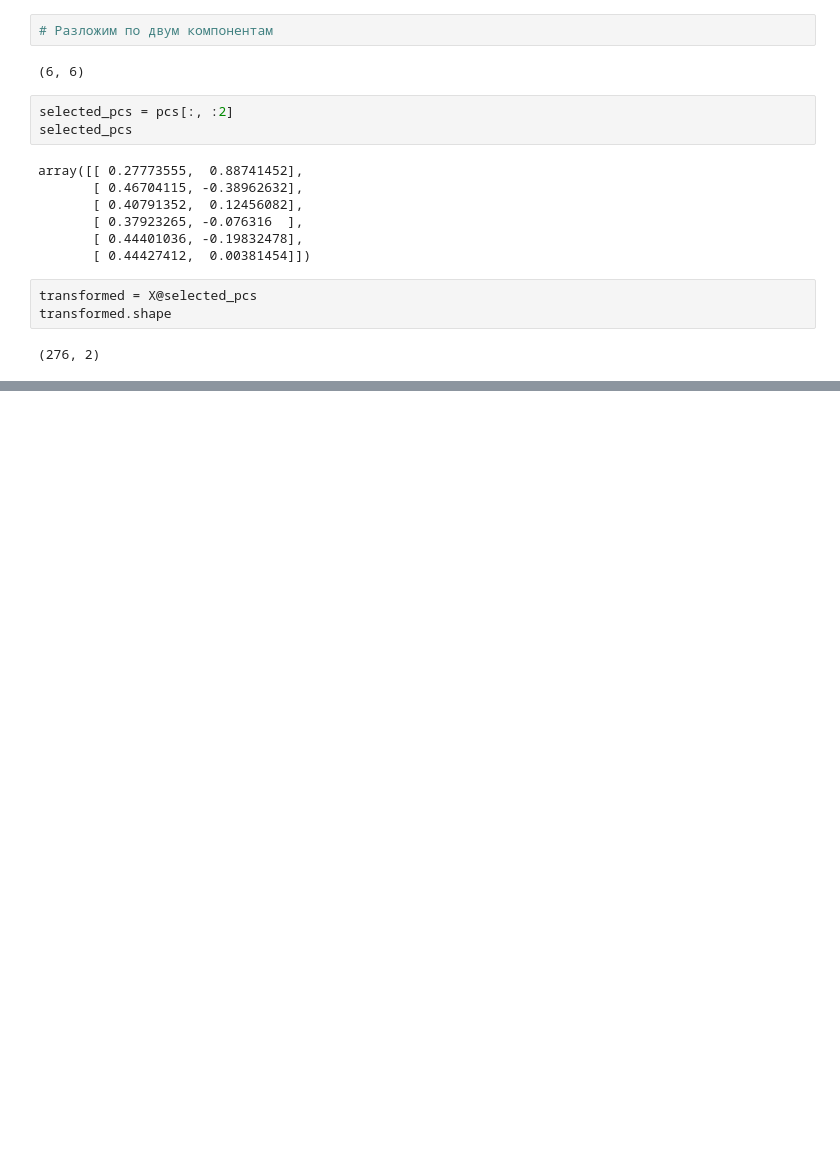
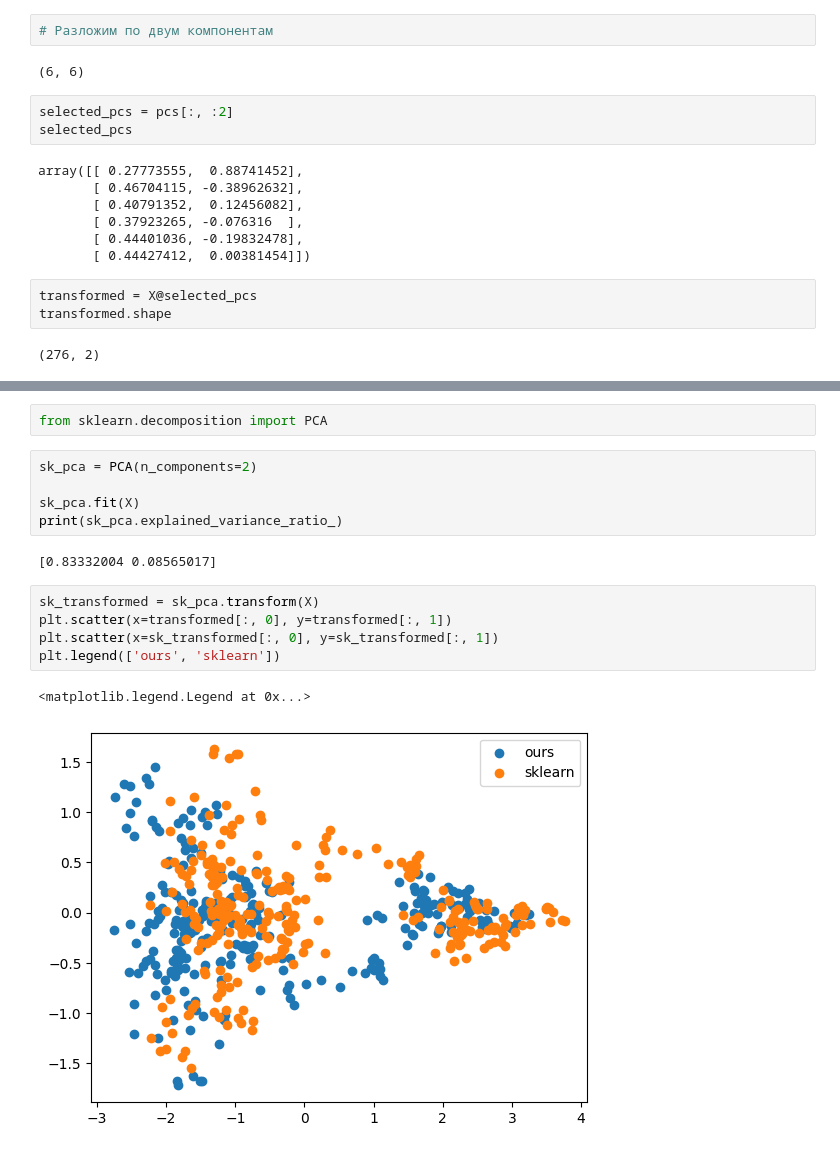
Before and after one commit to SergeyPishchulov/MOMO, a Jupyter notebook: sol.ipynb, the cells around one changed output, grey strips where cells are left out. Drawn from its saved outputs; the diff is of its cells as text; blank space fills up the shorter version.

Commit message:
compare with sklearn

```diff
--- a/sol.ipynb
+++ b/sol.ipynb
@@ -175,3 +175,20 @@ plt.scatter(x=transformed[:, 0], y=transformed[:, 1])
 # %% [output]
 <matplotlib.collections.PathCollection at 0x...>
 [figure]
+# %%
+from sklearn.decomposition import PCA
+# %%
+sk_pca = PCA(n_components=2)
+
+sk_pca.fit(X)
+print(sk_pca.explained_variance_ratio_)
+# %% [output]
+[0.83332004 0.08565017]
+# %%
+sk_transformed = sk_pca.transform(X)
+plt.scatter(x=transformed[:, 0], y=transformed[:, 1])
+plt.scatter(x=sk_transformed[:, 0], y=sk_transformed[:, 1])
+plt.legend(['ours', 'sklearn'])
+# %% [output]
+<matplotlib.legend.Legend at 0x...>
+[figure, added]
```
Also changed, not shown: parts of 2 cells of this notebook.
